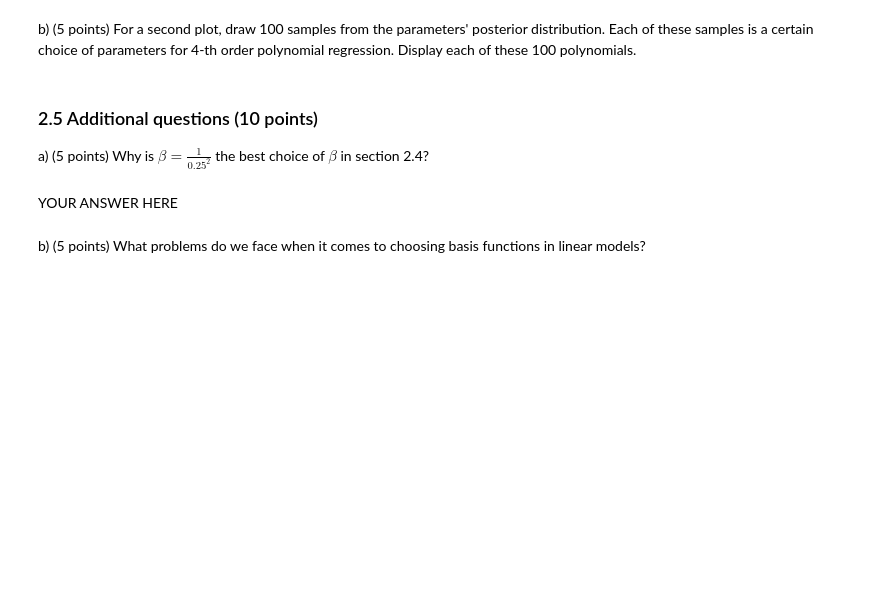
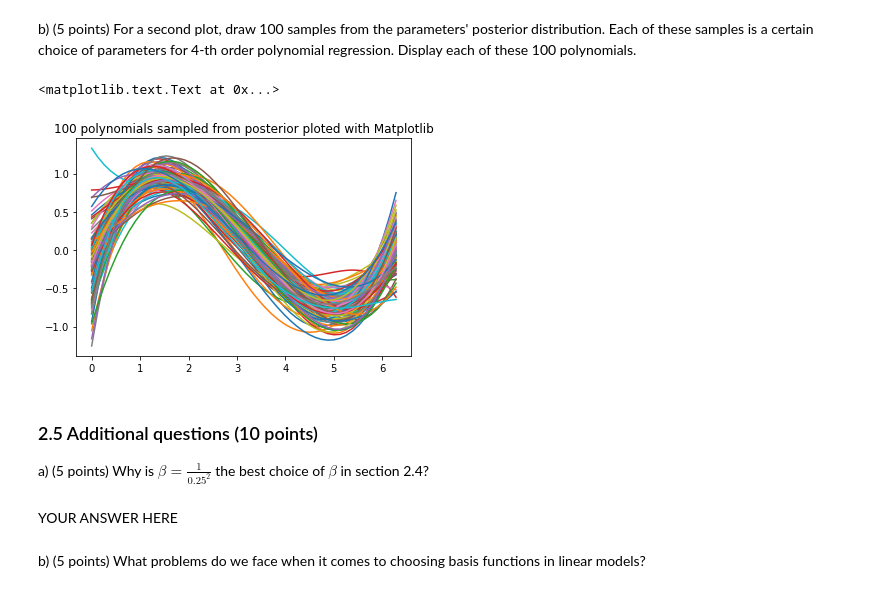
Before and after one commit to jamie0725/Machine-Learning-1, a Jupyter notebook: lab1.ipynb, the cells around one changed output. Cells and saved outputs as stored; diff of their text form; code cells hidden in the pictures; blank space fills up the shorter version.

```diff
--- a/lab1.ipynb
+++ b/lab1.ipynb
@@ -447,3 +474,15 @@ raise NotImplementedError()
+# %%
+# YOUR CODE HERE
+NUM_W = 100
+w_batch = np.random.multivariate_normal(m_w, S_w, 100)
+plt.plot(x_new, y_new)
+for w in (w_batch):
+    y_eval = eval_polynomial(w, x_new, M=4)
+    plt.plot(x_new, y_eval)
+pylab.title('100 polynomials sampled from posterior ploted with Matplotlib')
+# %% [output]
+<matplotlib.text.Text at 0x...>
+[figure, added]
 # %% [markdown]
 ### 2.5 Additional questions (10 points)
 
```
Also changed, not shown: parts of 12 cells of this notebook.
